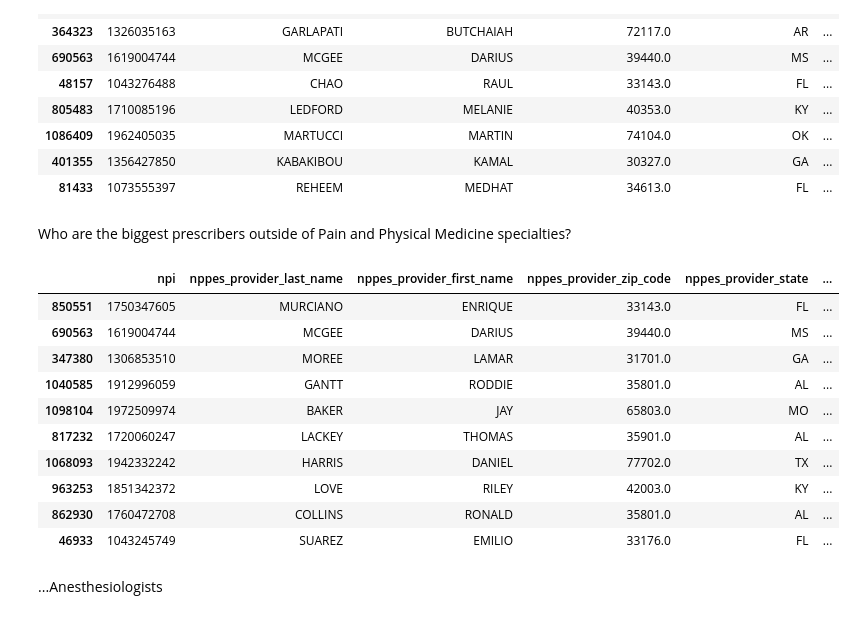
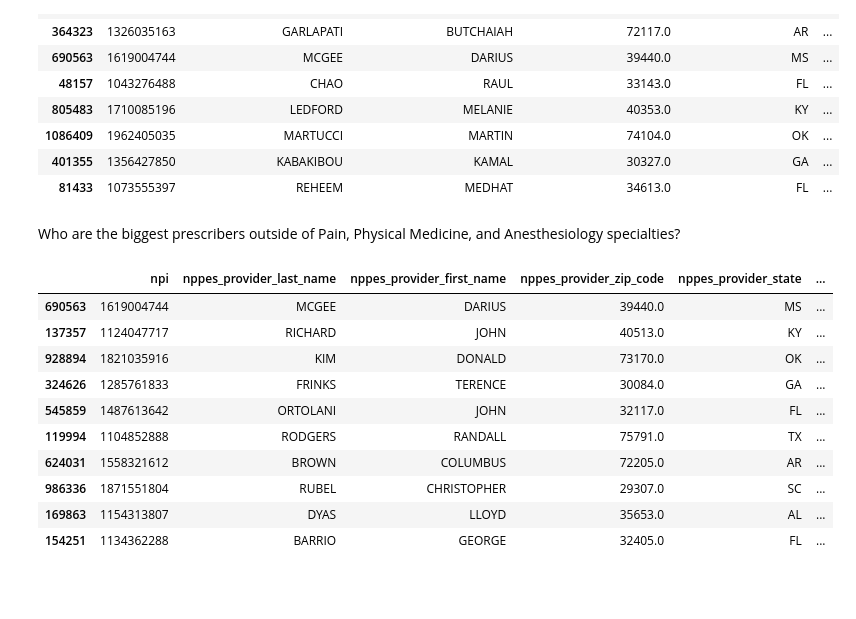
Before and after one commit to usmanakhter/cms_opioid, a Jupyter notebook: opioid_prescribing.ipynb, the cells around one changed output. Saved outputs shown, nothing was run; the diff lists cells and outputs as text; code cells hidden in the pictures; blank space fills up the shorter version.

```diff
--- a/opioid_prescribing.ipynb
+++ b/opioid_prescribing.ipynb
@@ -74,20 +74,18 @@ opioid_df.sort_values(by='opioid_claim_count', ascending=False).head(10)
 | 401355 | 1356427850 | KABAKIBOU | KAMAL | 30327.0 | GA | ... |
 | 81433 | 1073555397 | REHEEM | MEDHAT | 34613.0 | FL | ... |
 # %% [markdown]
-Who are the biggest prescribers outside of Pain and Physical Medicine specialties?
+Who are the biggest prescribers outside of Pain, Physical Medicine, and Anesthesiology specialties?
 # %%
-opioid_df[~opioid_df['specialty_description'].str.contains("Pain|Rehabilitation")].sort_values(by='opioid_claim_count', ascending=False).head(10)
+opioid_df[~opioid_df['specialty_description'].str.contains("Pain|Rehabilitation|Anesthesiology")].sort_values(by='opioid_claim_count', ascending=False).head(10)
 # %% [output]
 |  | npi | nppes_provider_last_name | nppes_provider_first_name | nppes_provider_zip_code | nppes_provider_state | ... |
-| 850551 | 1750347605 | MURCIANO | ENRIQUE | 33143.0 | FL | ... |
 | 690563 | 1619004744 | MCGEE | DARIUS | 39440.0 | MS | ... |
-| 347380 | 1306853510 | MOREE | LAMAR | 31701.0 | GA | ... |
-| 1040585 | 1912996059 | GANTT | RODDIE | 35801.0 | AL | ... |
-| 1098104 | 1972509974 | BAKER | JAY | 65803.0 | MO | ... |
-| 817232 | 1720060247 | LACKEY | THOMAS | 35901.0 | AL | ... |
-| 1068093 | 1942332242 | HARRIS | DANIEL | 77702.0 | TX | ... |
-| 963253 | 1851342372 | LOVE | RILEY | 42003.0 | KY | ... |
-| 862930 | 1760472708 | COLLINS | RONALD | 35801.0 | AL | ... |
-| 46933 | 1043245749 | SUAREZ | EMILIO | 33176.0 | FL | ... |
+| 137357 | 1124047717 | RICHARD | JOHN | 40513.0 | KY | ... |
+| 928894 | 1821035916 | KIM | DONALD | 73170.0 | OK | ... |
+| 324626 | 1285761833 | FRINKS | TERENCE | 30084.0 | GA | ... |
+| 545859 | 1487613642 | ORTOLANI | JOHN | 32117.0 | FL | ... |
+| 119994 | 1104852888 | RODGERS | RANDALL | 75791.0 | TX | ... |
+| 624031 | 1558321612 | BROWN | COLUMBUS | 72205.0 | AR | ... |
+| 986336 | 1871551804 | RUBEL | CHRISTOPHER | 29307.0 | SC | ... |
+| 169863 | 1154313807 | DYAS | LLOYD | 35653.0 | AL | ... |
+| 154251 | 1134362288 | BARRIO | GEORGE | 32405.0 | FL | ... |
-# %% [markdown]
-...Anesthesiologists
```
Also changed, not shown: parts of 6 cells of this notebook.
